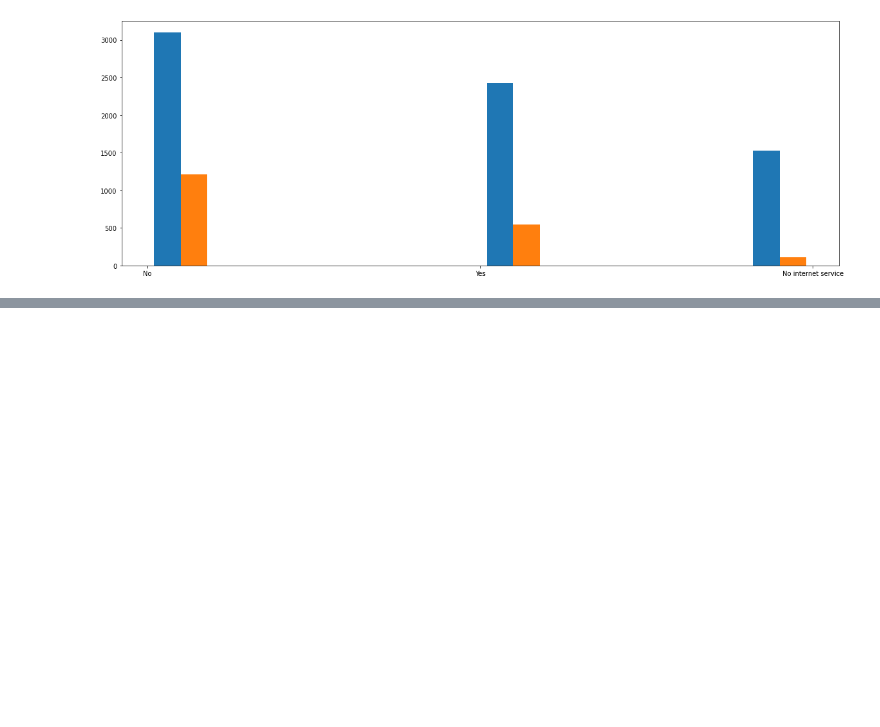
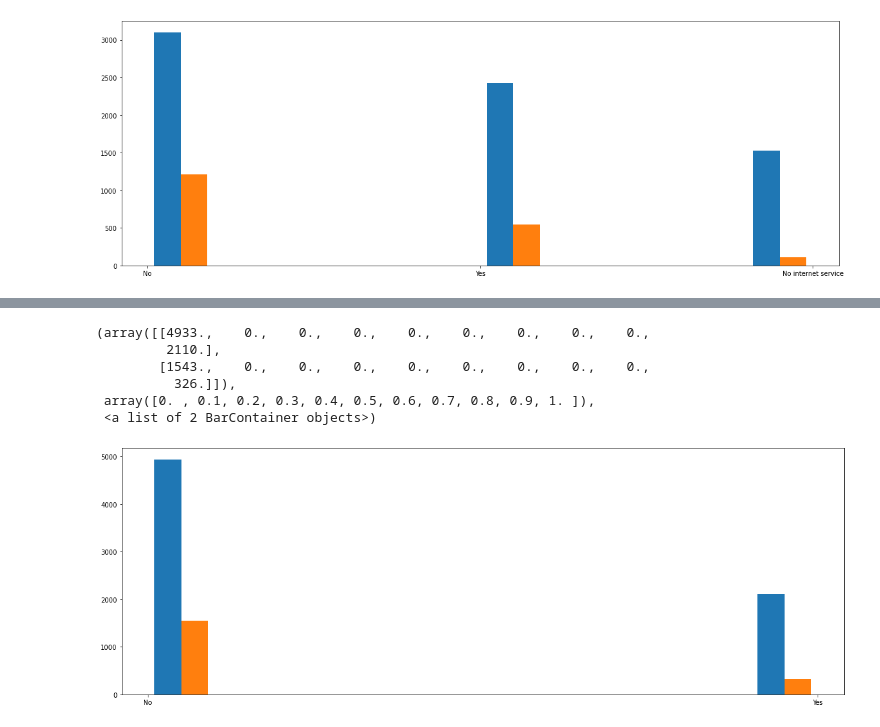
Before and after one commit to LucaCavioni/UFS-04_CHURN-Analisis, a Jupyter notebook: notebook/MS_Esplorazione_Dataset.ipynb, the cells around one changed output, grey strips where cells are left out. Saved outputs shown, nothing was run; the diff lists cells and outputs as text; code cells hidden in the pictures; blank space fills up the shorter version.

```diff
--- a/notebook/MS_Esplorazione_Dataset.ipynb
+++ b/notebook/MS_Esplorazione_Dataset.ipynb
@@ -248,0 +283,10 @@ plt.hist([df.DeviceProtection, df.DeviceProtection.loc[df.Churn == 'Yes']], labe
+# %%
+plt.hist([df.Dependents, df.Dependents.loc[df.Churn == 'Yes']], label = ['Non Churn', 'Churn'])
+# %% [output]
+(array([[4933.,    0.,    0.,    0.,    0.,    0.,    0.,    0.,    0.,
+         2110.],
+        [1543.,    0.,    0.,    0.,    0.,    0.,    0.,    0.,    0.,
+          326.]]),
+ array([0. , 0.1, 0.2, 0.3, 0.4, 0.5, 0.6, 0.7, 0.8, 0.9, 1. ]),
+ <a list of 2 BarContainer objects>)
+[figure, added]
```
Also changed, not shown: parts of 16 cells of this notebook, 11 other files.
